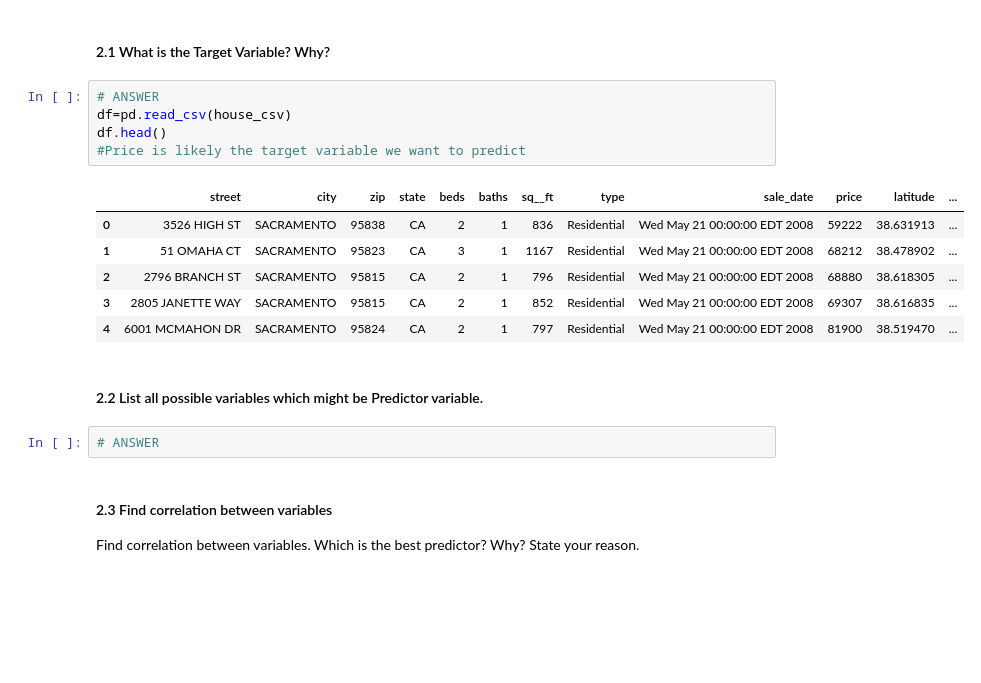
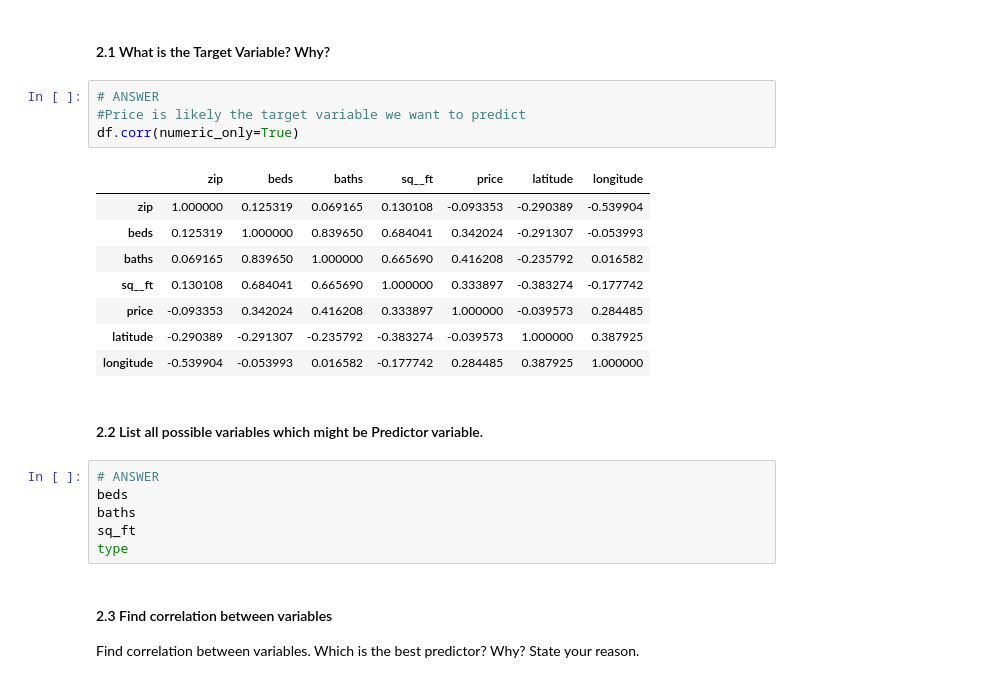
Before and after one commit to LouisMcArdell/IOD-Work, a Jupyter notebook: Labs/Module 4/IOD_Lab 4.1.1.ipynb, the cells around one changed output. Saved outputs shown, nothing was run; the diff lists cells and outputs as text; blank space fills up the shorter version.

```diff
--- a/Labs/Module 4/IOD_Lab 4.1.1.ipynb
+++ b/Labs/Module 4/IOD_Lab 4.1.1.ipynb
@@ -31,20 +72,25 @@ We are going to predict `price` from available information.
 #### 2.1 What is the Target Variable? Why?
 # %%
 # ANSWER
-df=pd.read_csv(house_csv)
-df.head()
 #Price is likely the target variable we want to predict
+df.corr(numeric_only=True)
 # %% [output]
-|  | street | city | zip | state | beds | baths | sq__ft | type | sale_date | price | latitude | ... |
-| 0 | 3526 HIGH ST | SACRAMENTO | 95838 | CA | 2 | 1 | 836 | Residential | Wed May 21 00:00:00 EDT 2008 | 59222 | 38.631913 | ... |
-| 1 | 51 OMAHA CT | SACRAMENTO | 95823 | CA | 3 | 1 | 1167 | Residential | Wed May 21 00:00:00 EDT 2008 | 68212 | 38.478902 | ... |
-| 2 | 2796 BRANCH ST | SACRAMENTO | 95815 | CA | 2 | 1 | 796 | Residential | Wed May 21 00:00:00 EDT 2008 | 68880 | 38.618305 | ... |
-| 3 | 2805 JANETTE WAY | SACRAMENTO | 95815 | CA | 2 | 1 | 852 | Residential | Wed May 21 00:00:00 EDT 2008 | 69307 | 38.616835 | ... |
-| 4 | 6001 MCMAHON DR | SACRAMENTO | 95824 | CA | 2 | 1 | 797 | Residential | Wed May 21 00:00:00 EDT 2008 | 81900 | 38.519470 | ... |
+|  | zip | beds | baths | sq__ft | price | latitude | longitude |
+| zip | 1.000000 | 0.125319 | 0.069165 | 0.130108 | -0.093353 | -0.290389 | -0.539904 |
+| beds | 0.125319 | 1.000000 | 0.839650 | 0.684041 | 0.342024 | -0.291307 | -0.053993 |
+| baths | 0.069165 | 0.839650 | 1.000000 | 0.665690 | 0.416208 | -0.235792 | 0.016582 |
+| sq__ft | 0.130108 | 0.684041 | 0.665690 | 1.000000 | 0.333897 | -0.383274 | -0.177742 |
+| price | -0.093353 | 0.342024 | 0.416208 | 0.333897 | 1.000000 | -0.039573 | 0.284485 |
+| latitude | -0.290389 | -0.291307 | -0.235792 | -0.383274 | -0.039573 | 1.000000 | 0.387925 |
+| longitude | -0.539904 | -0.053993 | 0.016582 | -0.177742 | 0.284485 | 0.387925 | 1.000000 |
 # %% [markdown]
 #### 2.2 List all possible variables which might be Predictor variable.
 # %%
 # ANSWER
+beds
+baths
+sq_ft
+type
 # %% [markdown]
 #### 2.3 Find correlation between variables
 
```
Also changed, not shown: parts of 12 cells of this notebook, 12 other files.
